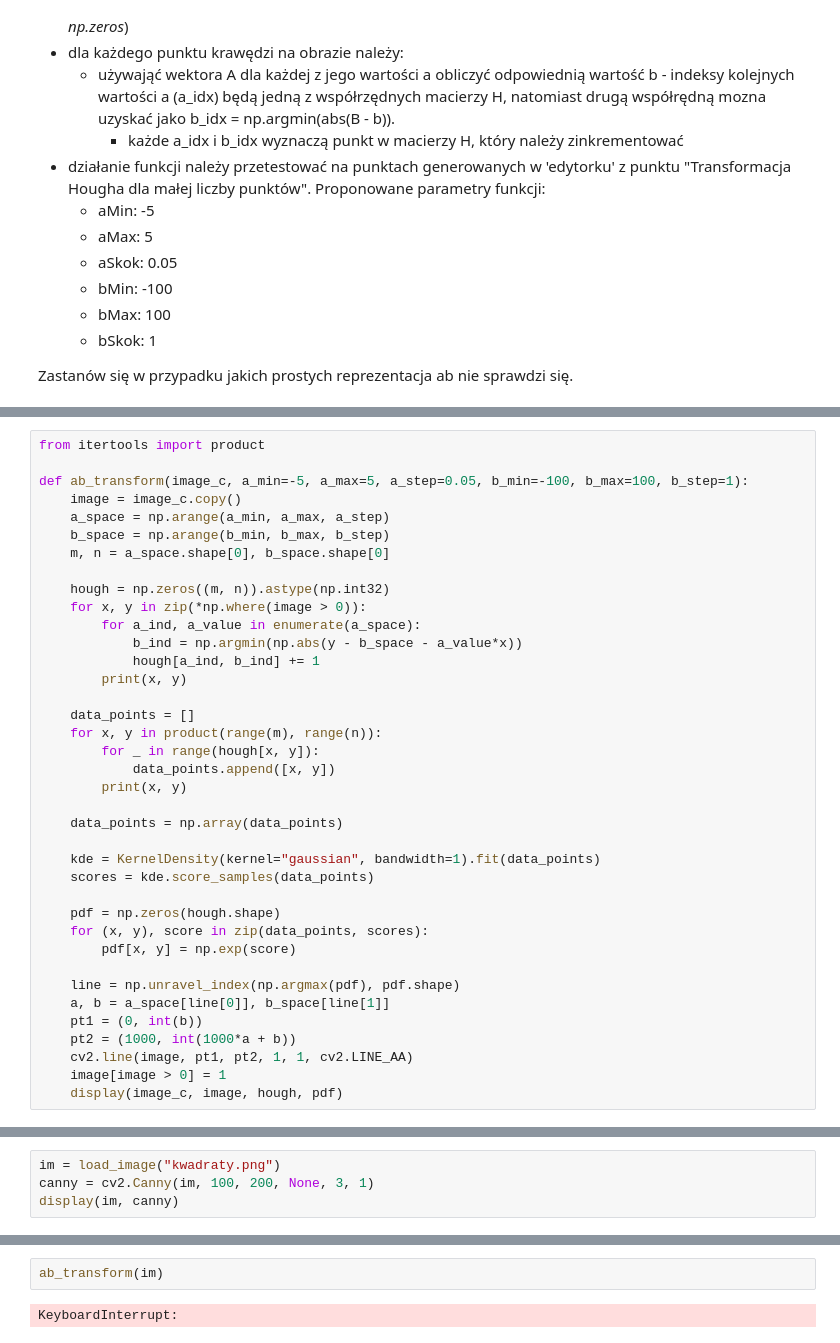
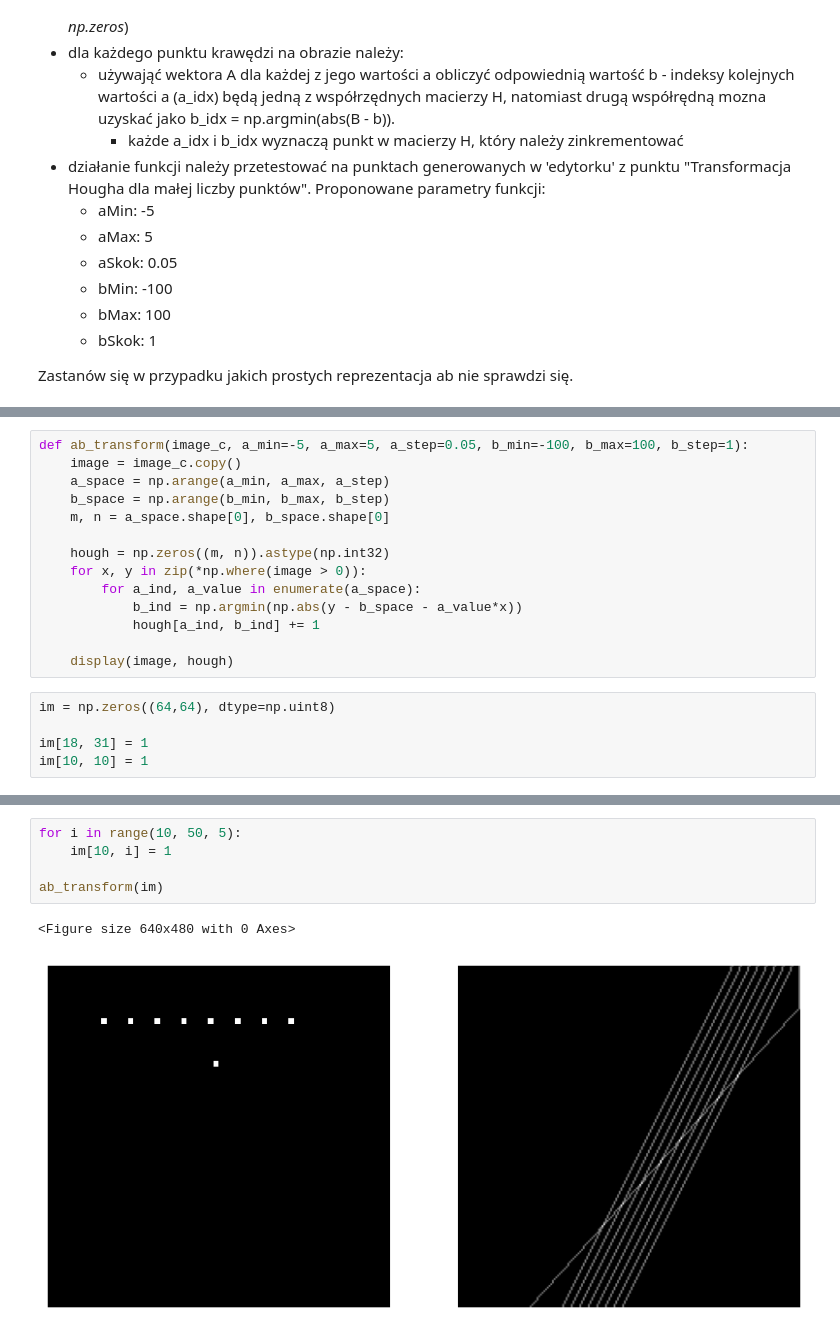
Before and after one commit to michal200292/Digital-Image-Processing, a Jupyter notebook: lab11/Hough_HW.ipynb, the cells around one changed output, grey strips where cells are left out. Cells and saved outputs as stored; diff of their text form.

```diff
--- a/lab11/Hough_HW.ipynb
+++ b/lab11/Hough_HW.ipynb
@@ -66,8 +65,6 @@ def display(*images, size=5):
         ax[0][i].axis('off')
     plt.show()
 # %%
-from itertools import product
-
 def ab_transform(image_c, a_min=-5, a_max=5, a_step=0.05, b_min=-100, b_max=100, b_step=1):
     image = image_c.copy()
     a_space = np.arange(a_min, a_max, a_step)
@@ -79,29 +76,12 @@ def ab_transform(image_c, a_min=-5, a_max=5, a_step=0.05, b_min=-100, b_max=100,
         for a_ind, a_value in enumerate(a_space):
             b_ind = np.argmin(np.abs(y - b_space - a_value*x))
             hough[a_ind, b_ind] += 1
-        print(x, y)
 
-    data_points = []
-    for x, y in product(range(m), range(n)):
-        for _ in range(hough[x, y]):
-            data_points.append([x, y])
-        print(x, y)
-
-    data_points = np.array(data_points)
-
-    kde = KernelDensity(kernel="gaussian", bandwidth=1).fit(data_points)
-    scores = kde.score_samples(data_points)
-
-    pdf = np.zeros(hough.shape)
-    for (x, y), score in zip(data_points, scores):
-        pdf[x, y] = np.exp(score)
-
-    line = np.unravel_index(np.argmax(pdf), pdf.shape)
-    a, b = a_space[line[0]], b_space[line[1]]
-    pt1 = (0, int(b))
-    pt2 = (1000, int(1000*a + b))
-    cv2.line(image, pt1, pt2, 1, 1, cv2.LINE_AA)
-    image[image > 0] = 1
-    display(image_c, image, hough, pdf)
+    display(image, hough)
+# %%
+im = np.zeros((64,64), dtype=np.uint8)
+
+im[18, 31] = 1
+im[10, 10] = 1
 # %%
 ab_transform(im)
@@ -108,4 +90,0 @@ ab_transform(im)
-# %%
-im = load_image("kwadraty.png")
-canny = cv2.Canny(im, 100, 200, None, 3, 1)
-display(im, canny)
@@ -115,4 +91,8 @@ display(im, canny)
-# %%
-ab_transform(im)
-# %% [output]
-KeyboardInterrupt:
+# %%
+for i in range(10, 50, 5):
+    im[10, i] = 1
+
+ab_transform(im)
+# %% [output]
+<Figure size 640x480 with 0 Axes>
+[figure, added]
```
Also changed, not shown: parts of 4 cells of this notebook, 2 other files.
